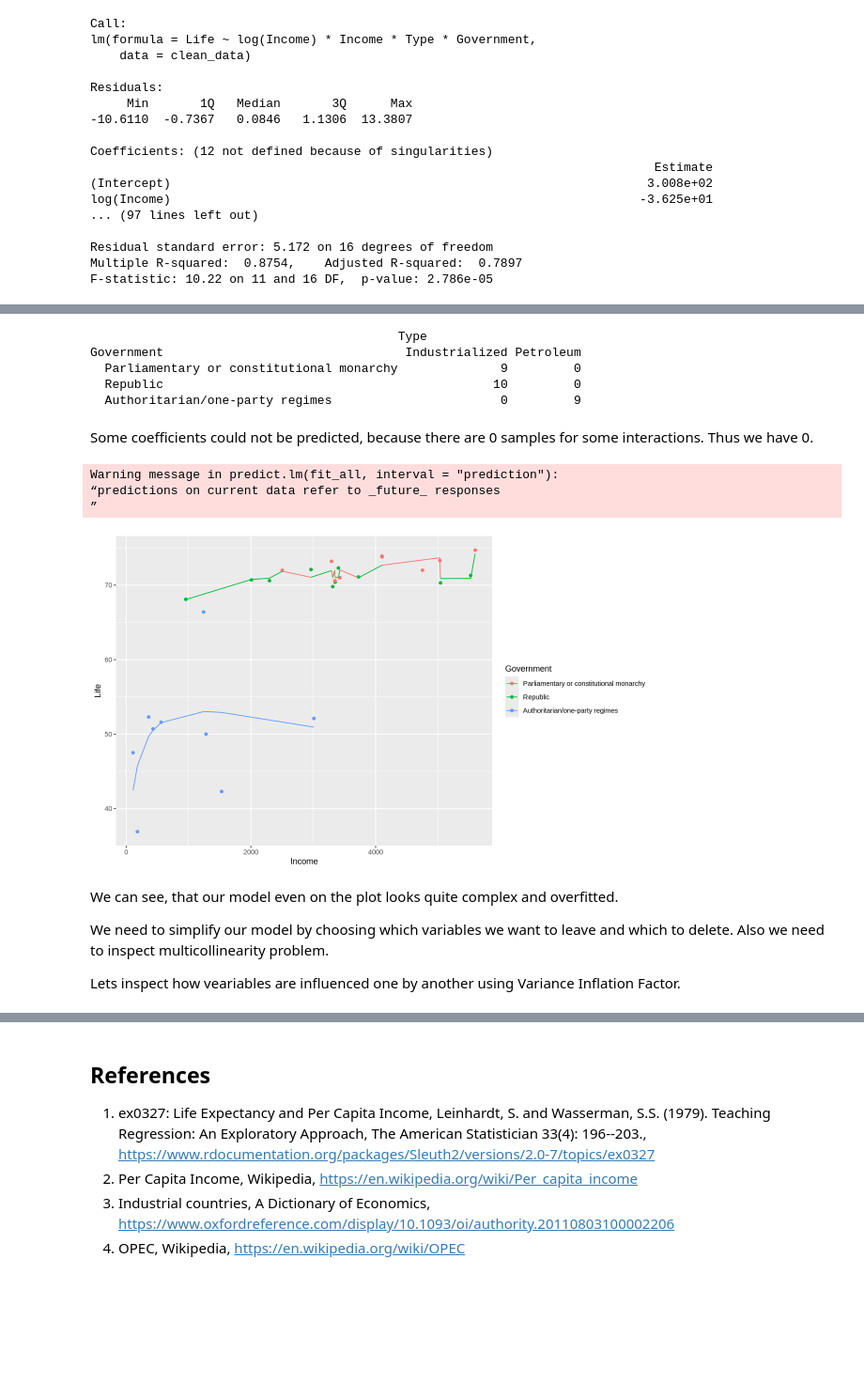
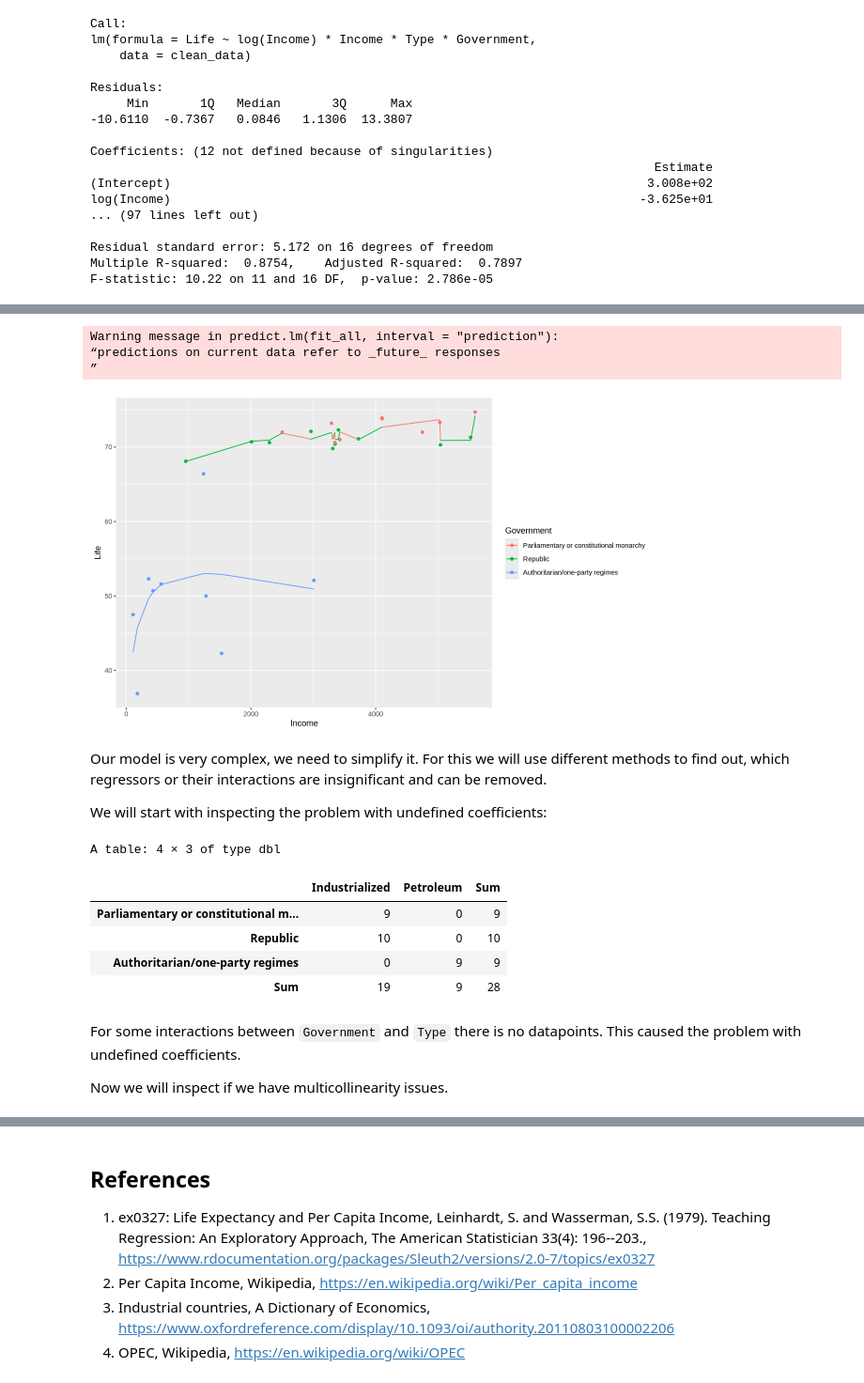
Before and after one commit to nickobard/eurostat-datasets-analysis, a Jupyter notebook: sem-2/semestral-work.ipynb, the cells around one changed output, grey strips where cells are left out. Shown at 94% size. Drawn from its saved outputs; the diff is of its cells as text; code cells hidden in the pictures; blank space fills up the shorter version.

```diff
--- a/sem-2/semestral-work.ipynb
+++ b/sem-2/semestral-work.ipynb
@@ -446,29 +464,28 @@ F-statistic shows us that we reject that all coefficients are insignificant.
-# %%
-table(Government, Type)
-# %% [output]
-                                          Type
-Government                                 Industrialized Petroleum
-  Parliamentary or constitutional monarchy              9         0
-  Republic                                             10         0
-  Authoritarian/one-party regimes                       0         9
-# %% [markdown]
-Some coefficients could not be predicted, because there are 0 samples for some interactions. Thus we have 0.
-# %%
-tmp <- predict(fit_all, interval="prediction")
-df.inter <- cbind(clean_data, tmp)
-# %% [output]
-Warning message in predict.lm(fit_all, interval = "prediction"):
-“predictions on current data refer to _future_ responses
-”
 # %%
+tmp <- predict(fit_all, interval="prediction")
+df.inter <- cbind(clean_data, tmp)
 ggplot(df.inter, aes(x=Income, y=Life, group=Type, color=Government)) +
     geom_point() +
     geom_line(aes(y=fit))
 # %% [output]
+Warning message in predict.lm(fit_all, interval = "prediction"):
+“predictions on current data refer to _future_ responses
+”
 [figure]
 # %% [markdown]
-We can see, that our model even on the plot looks quite complex and overfitted.
+Our model is very complex, we need to simplify it. For this we will use different methods to find out, which regressors or their interactions are insignificant and can be removed.
 
-We need to simplify our model by choosing which variables we want to leave and which to delete. Also we need to inspect multicollinearity problem.
-
-Lets inspect how veariables are influenced one by another using Variance Inflation Factor.
+We will start with inspecting the problem with undefined coefficients:
+# %%
+addmargins(table(Government, Type))
+# %% [output]
+A table: 4 × 3 of type dbl
+|  | Industrialized | Petroleum | Sum |
+| Parliamentary or constitutional m... | 9 | 0 | 9 |
+| Republic | 10 | 0 | 10 |
+| Authoritarian/one-party regimes | 0 | 9 | 9 |
+| Sum | 19 | 9 | 28 |
+# %% [markdown]
+For some interactions between `Government` and `Type` there is no datapoints. This caused the problem with undefined coefficients.
+
+Now we will inspect if we have multicollinearity issues.
```
Also changed, not shown: parts of 42 cells of this notebook.
